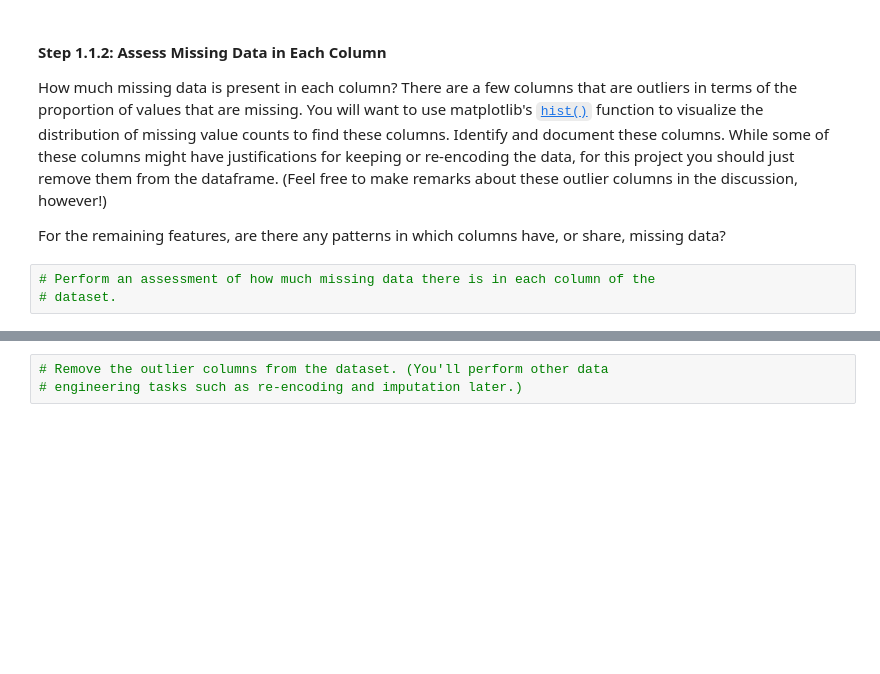
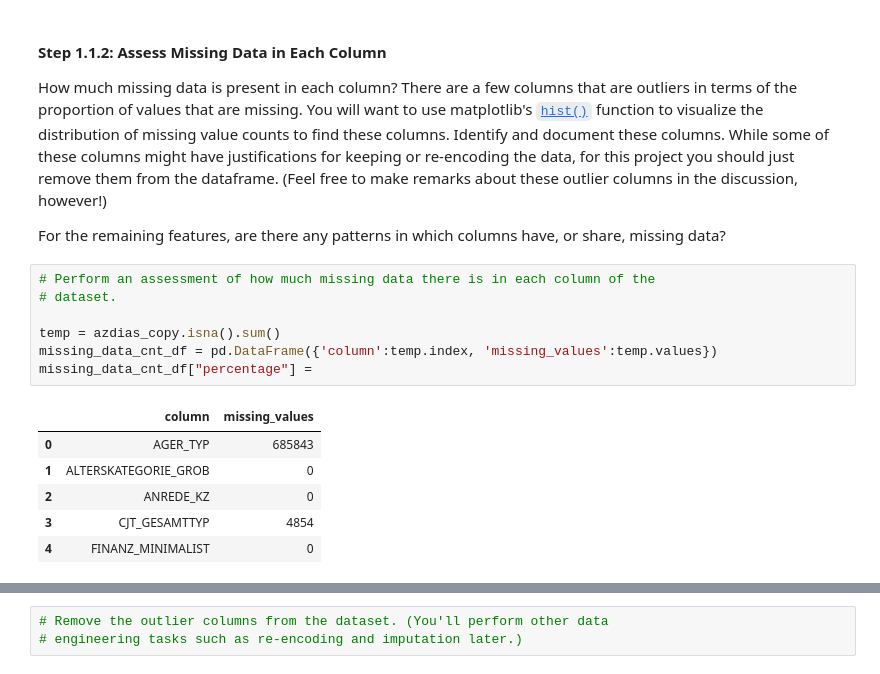
Before and after one commit to epocolis/udacity-machine-learning-with-tensorflow-nano-degree, a Jupyter notebook: projects/customer_segmentation/notebook/Identify_Customer_Segments.ipynb, the cells around one changed output, grey strips where cells are left out. Saved outputs shown, nothing was run; the diff lists cells and outputs as text; blank space fills up the shorter version.

```diff
--- a/projects/customer_segmentation/notebook/Identify_Customer_Segments.ipynb
+++ b/projects/customer_segmentation/notebook/Identify_Customer_Segments.ipynb
@@ -73,5 +129,16 @@ For the remaining features, are there any patterns in which columns have, or sha
 # %%
 # Perform an assessment of how much missing data there is in each column of the
 # dataset.
+
+temp = azdias_copy.isna().sum()
+missing_data_cnt_df = pd.DataFrame({'column':temp.index, 'missing_values':temp.values})
+missing_data_cnt_df["percentage"] =
+# %% [output]
+|  | column | missing_values |
+| 0 | AGER_TYP | 685843 |
+| 1 | ALTERSKATEGORIE_GROB | 0 |
+| 2 | ANREDE_KZ | 0 |
+| 3 | CJT_GESAMTTYP | 4854 |
+| 4 | FINANZ_MINIMALIST | 0 |
 # %%
 # Investigate patterns in the amount of missing data in each column.
```
Also changed, not shown: parts of 9 cells of this notebook, 5 other files.
